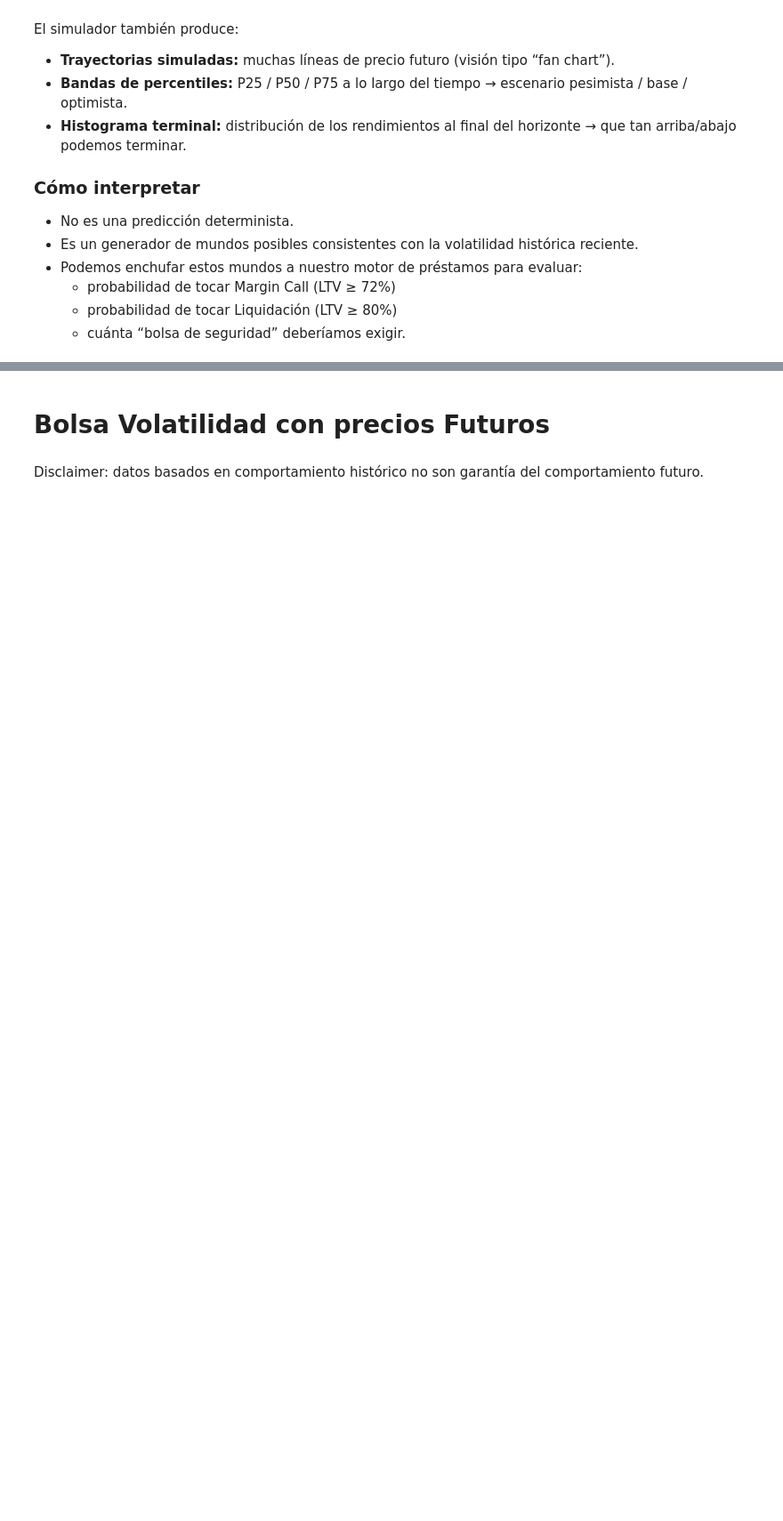
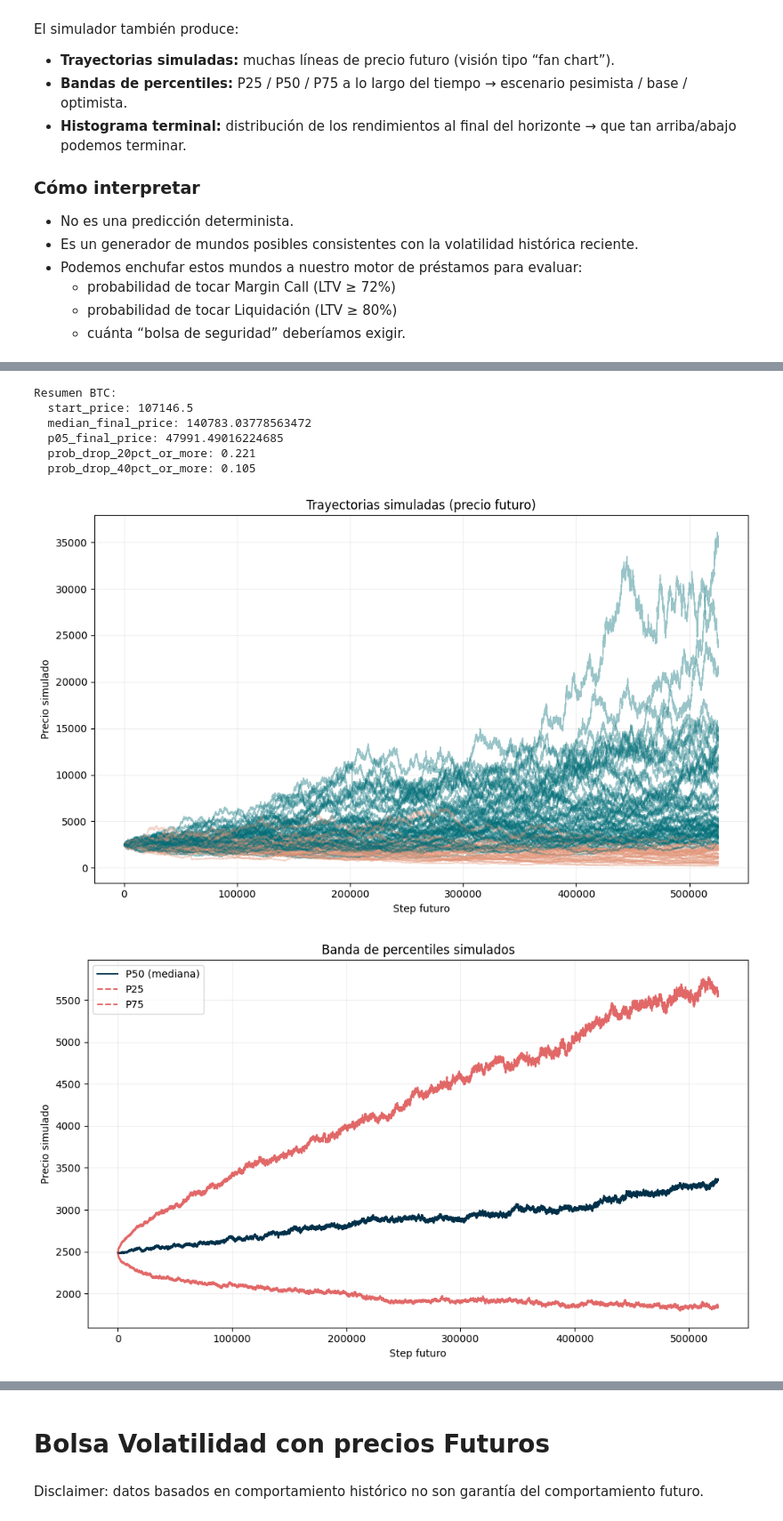
Before and after one commit to Buebito/Tesis-CBLS, a Jupyter notebook: bolsa_volatilidad/volatilidad.ipynb, the cells around one changed output, grey strips where cells are left out. Shown at 89% size. Saved outputs shown, nothing was run; the diff lists cells and outputs as text; code cells hidden in the pictures; blank space fills up the shorter version.

```diff
--- a/bolsa_volatilidad/volatilidad.ipynb
+++ b/bolsa_volatilidad/volatilidad.ipynb
@@ -494,0 +462,23 @@ Resumen ETH:
+# %%
+print("Resumen BTC:")
+for k, v in btc_summary.items():
+    print(f"  {k}: {v}")
+# %% [output]
+Resumen BTC:
+  start_price: 107146.5
+  median_final_price: 140783.03778563472
+  p05_final_price: 47991.49016224685
+  prob_drop_20pct_or_more: 0.221
+  prob_drop_40pct_or_more: 0.105
+# %%
+eth_paths, eth_summary = run_future_price_simulation(
+    csv_path="../data/processed/historic_prices.csv",
+    asset_col="ETH",
+    horizon_days=365,
+    n_sims=1000,
+    resample_rule=None,
+    do_plots=True,
+)
+# %% [output]
+[figure, added]
+[figure, added]
```
Also changed, not shown: parts of 8 cells of this notebook.
